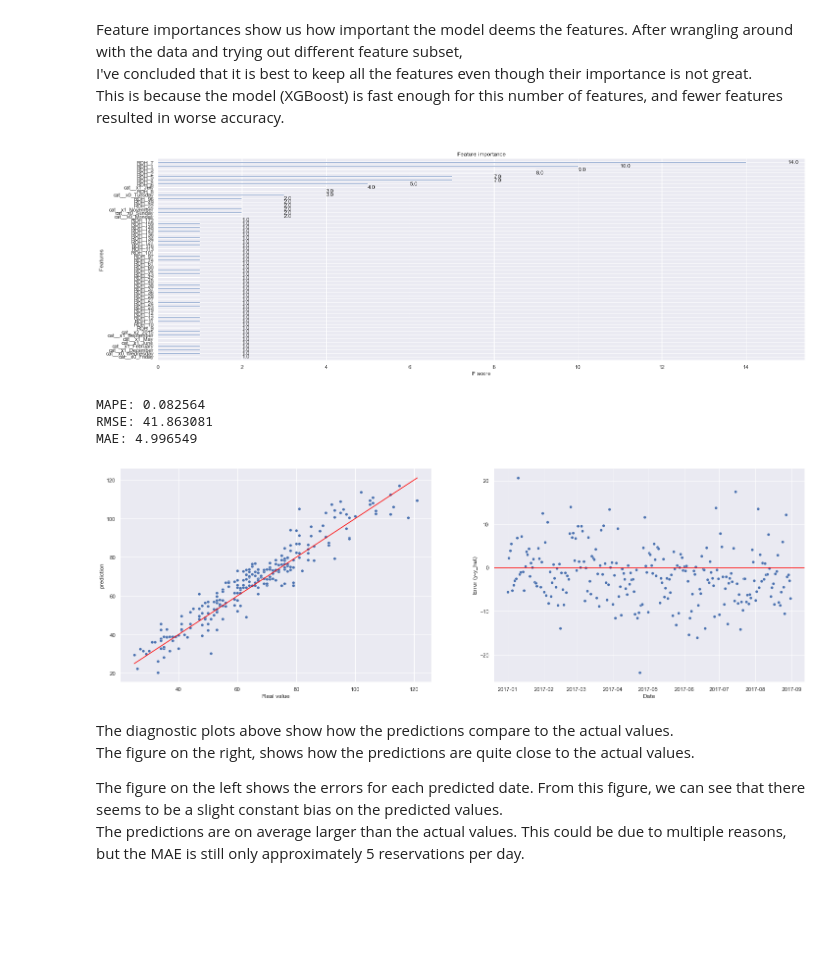
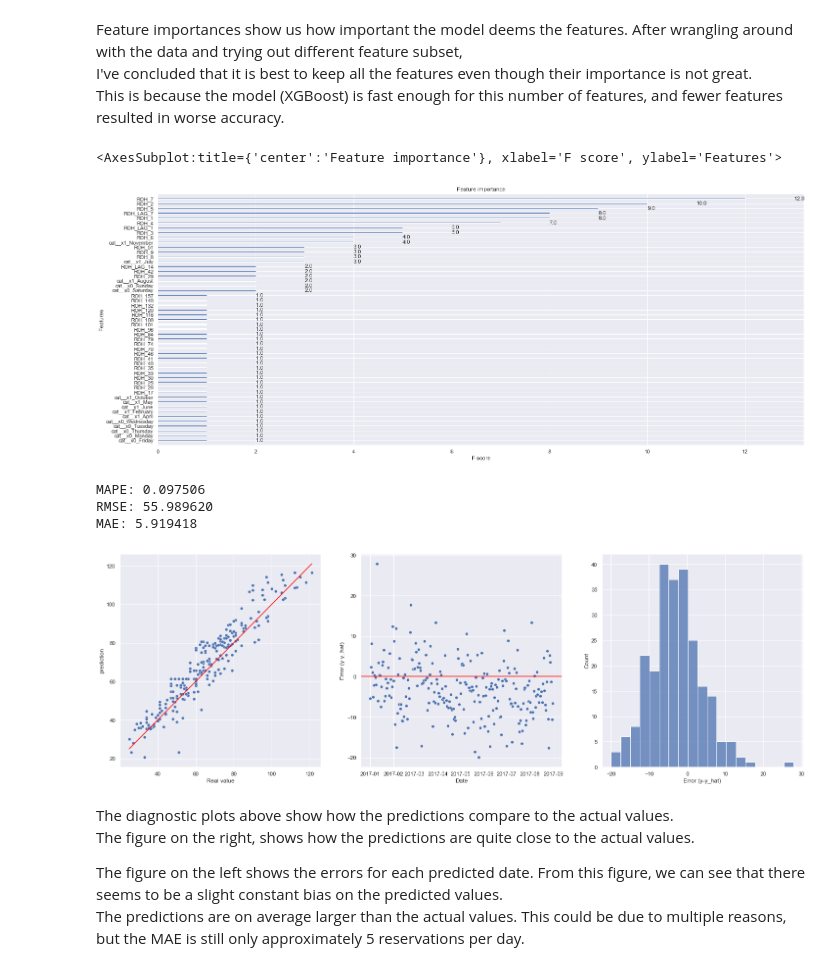
Before and after one commit to johmakinen/Various_projects, a Jupyter notebook: Notebooks/Hotel_bookings.ipynb, the cells around one changed output. Cells and saved outputs as stored; diff of their text form; code cells hidden in the pictures; blank space fills up the shorter version.

```diff
--- a/Notebooks/Hotel_bookings.ipynb
+++ b/Notebooks/Hotel_bookings.ipynb
@@ -77,6 +77,10 @@ df = df.rename(columns={col: 'ROH_'+str(col)
 df['weekday'] = df['date'].dt.day_name()
 df['month'] = df['date'].dt.month_name()
 df['year'] = df['date'].dt.year
+df['ROH_LAG_1'] = df['ROH_0'].shift(1)
+df['ROH_LAG_7'] = df['ROH_0'].shift(7)
+df['ROH_LAG_14'] = df['ROH_0'].shift(14)
+df = df.dropna()
 df
 # %% [output]
 | lead_time | date | ROH_0 | ROH_1 | ROH_2 | ROH_3 | ROH_4 | ROH_5 | ROH_6 | ROH_7 | ROH_8 | ... | ... |
@@ -128,11 +132,16 @@ Missing value will be in the data, as we are predicting with booking curves, whe
 For our training data, we will simulate the missing values by setting random observations (reservation dates) to have the last 0-7 ROH's NaN.
     - This is how the real data would flow into the hotel managers, as the reservations are made before the final date.
 # %%
-n_lead_time_max = 182
+# n_lead_time_max = 182
+# # Data for training.
+# df_modeling = df.iloc[:,np.r_[:n_lead_time_max, -3:0]].query('date < "2017-01-01"')
+# # Data for testing/validation
+# df_test_ts = df.iloc[:,np.r_[:n_lead_time_max, -3:0]].drop(df_modeling.index)
+
 # Data for training.
-df_modeling = df.iloc[:,np.r_[:n_lead_time_max, -3:0]].query('date < "2017-01-01"')
+df_modeling = df.query('date < "2017-01-01"')
 # Data for testing/validation
-df_test_ts = df.iloc[:,np.r_[:n_lead_time_max, -3:0]].drop(df_modeling.index)
+df_test_ts = df.drop(df_modeling.index)
 # %% [markdown]
 Simulate real data with NaN values, and preprocess for modeling
 # %%
@@ -278,7 +287,7 @@ Fitting 4 folds for each of 36 candidates, totalling 144 fits
 # best_params = clf.best_params_
 
 # Current best parameters
-best_params = {'alpha': 5,
+best_params = {'alpha': 10,
 'booster': 'gbtree',
 'lambda': 0,
 'learning_rate': 0.5,
@@ -315,34 +324,40 @@ I've concluded that it is best to keep all the features even though their import
 This is because the model (XGBoost) is fast enough for this number of features, and fewer features resulted in worse accuracy.
 # %%
 xgb.plot_importance(xg_current_best)
+# xgb.plot_tree(xg_current_best)
 # %% [output]
+<AxesSubplot:title={'center':'Feature importance'}, xlabel='F score', ylabel='Features'>
-[figure, old version]
+[figure, new version]
 # %%
 def plot_diagnostics(res):
     """[date real pred;]"""
 
     print("MAPE: %f" % (mean_absolute_percentage_error(res["ROH_0"],res['prediction'])))
     print("RMSE: %f" % mean_squared_error(res["ROH_0"],res['prediction'],squared=True))
     print("MAE: %f" % mean_absolute_error(res["ROH_0"],res['prediction']))
 
     sns.set(rc = {'figure.figsize':(25,8)})
-    fig, ax = plt.subplots(ncols=2)
+    fig, ax = plt.subplots(ncols=3)
     sns.scatterplot(data=res,x='ROH_0',y='prediction',ax=ax[0])
     sns.lineplot(x=[res['ROH_0'].min(),res['ROH_0'].max()],
                     y = [res['ROH_0'].min(),res['ROH_0'].max()],color='red',ax=ax[0])
     ax[0].set_xlabel('Real value');
 
     sns.scatterplot(x=res.index,y=res['ROH_0']-res['prediction'],ax=ax[1])
     ax[1].axhline(0,c='red')
     ax[1].set_xlabel('Date');
     ax[1].set_ylabel('Error (y-y_hat)');
 
+    sns.histplot(res['ROH_0']-res['prediction'],ax=ax[2])
+    ax[2].set_ylabel('Count');
+    ax[2].set_xlabel('Error (y-y_hat)');
+
 plot_diagnostics(res)
 # %% [output]
-MAPE: 0.082564
-RMSE: 41.863081
-MAE: 4.996549
+MAPE: 0.097506
+RMSE: 55.989620
+MAE: 5.919418
-[figure, old version]
+[figure, new version]
 # %% [markdown]
 The diagnostic plots above show how the predictions compare to the actual values.
 The figure on the right, shows how the predictions are quite close to the actual values.
```
Also changed, not shown: parts of 5 cells of this notebook.
